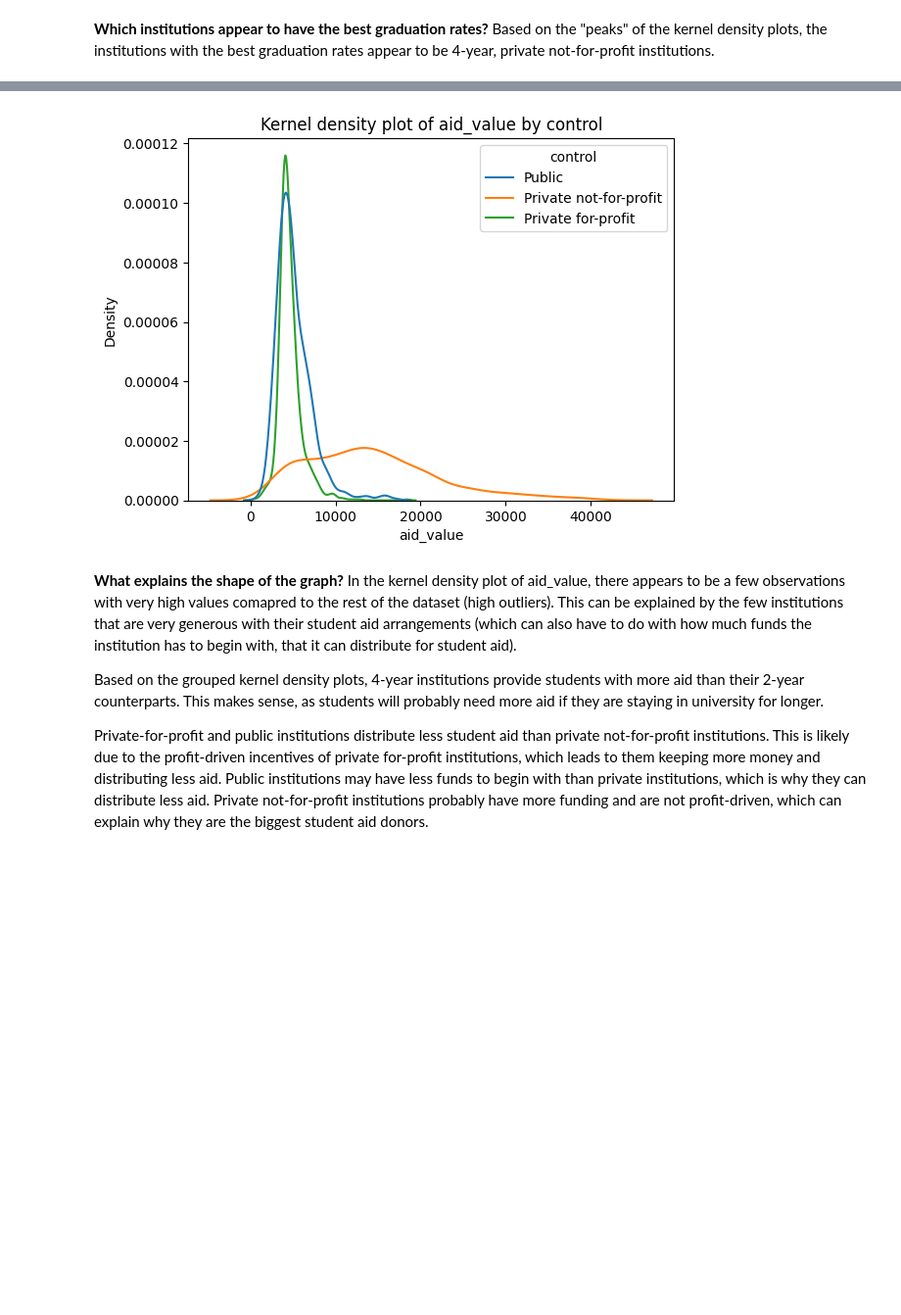
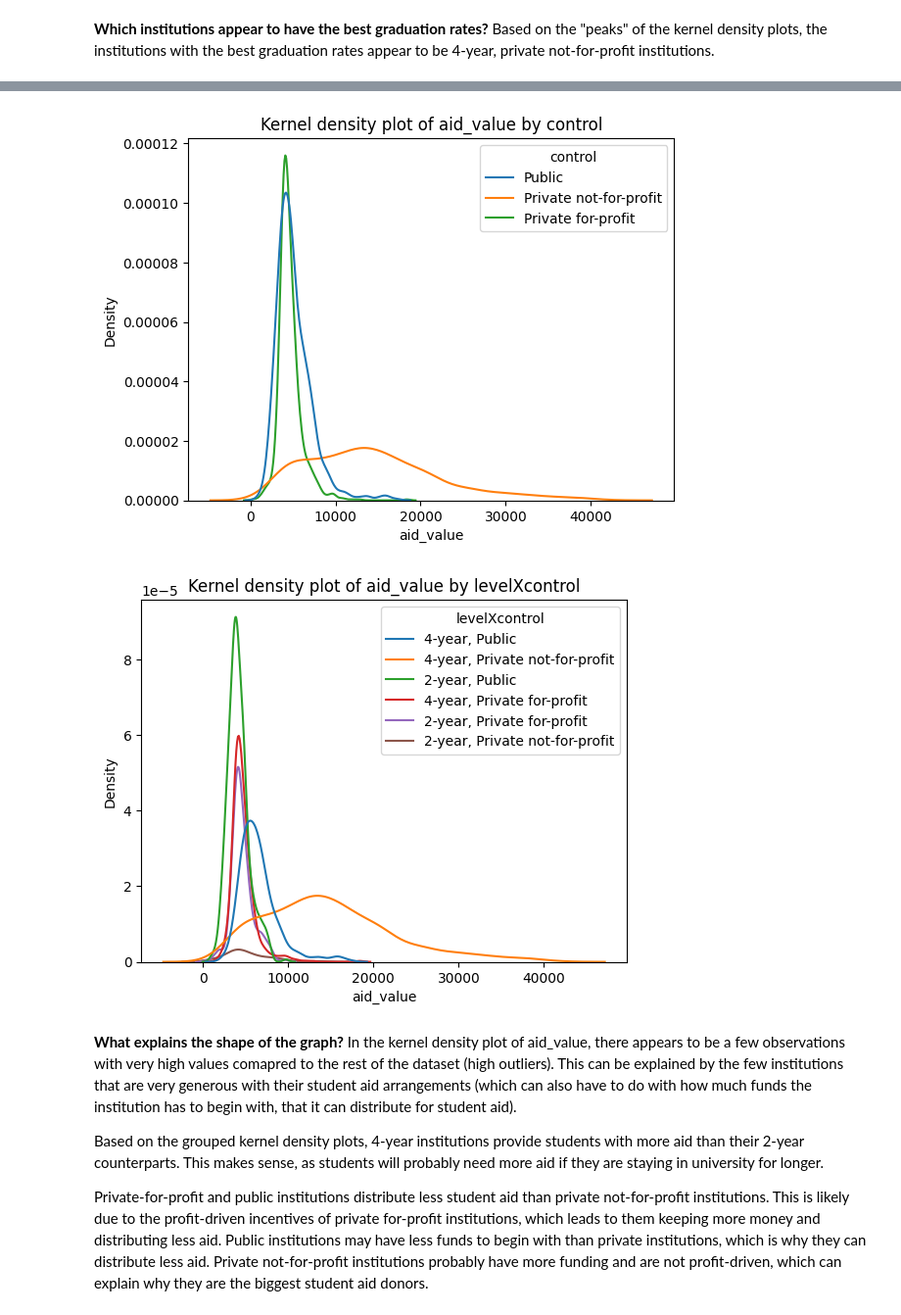
Before and after one commit to hasitanalluri/knn, a Jupyter notebook: assignment/assignment_visualization.ipynb, the cells around one changed output, grey strips where cells are left out. Shown at 98% size. Cells and saved outputs as stored; diff of their text form; code cells hidden in the pictures; blank space fills up the shorter version.

```diff
--- a/assignment/assignment_visualization.ipynb
+++ b/assignment/assignment_visualization.ipynb
@@ -164,22 +164,27 @@ Based on the "peaks" of the kernel density plots, the institutions with the best
 # %%
 # 7
 # Make a kernel density plot of aid_value.
 sns.kdeplot(df['aid_value'])
 plt.title("Kernel density plot of aid_value")
 plt.show()
 
 # Now group your graph by level and control.
 sns.kdeplot(data=df, x='aid_value', hue='level')
 plt.title("Kernel density plot of aid_value by level")
 plt.show()
 
 sns.kdeplot(data=df, x='aid_value', hue="control")
 plt.title("Kernel density plot of aid_value by control")
 plt.show()
+
+sns.kdeplot(data=df, x='aid_value', hue="levelXcontrol")
+plt.title("Kernel density plot of aid_value by levelXcontrol")
+plt.show()
 # %% [output]
 [figure]
 [figure]
 [figure]
+[figure, added]
 # %% [markdown]
 **What explains the shape of the graph?**
 In the kernel density plot of aid_value, there appears to be a few observations with very high values comapred to the rest of the dataset (high outliers). This can be explained by the few institutions that are very generous with their student aid arrangements (which can also have to do with how much funds the institution has to begin with, that it can distribute for student aid).
```
Also changed, not shown: parts of 4 cells of this notebook.
